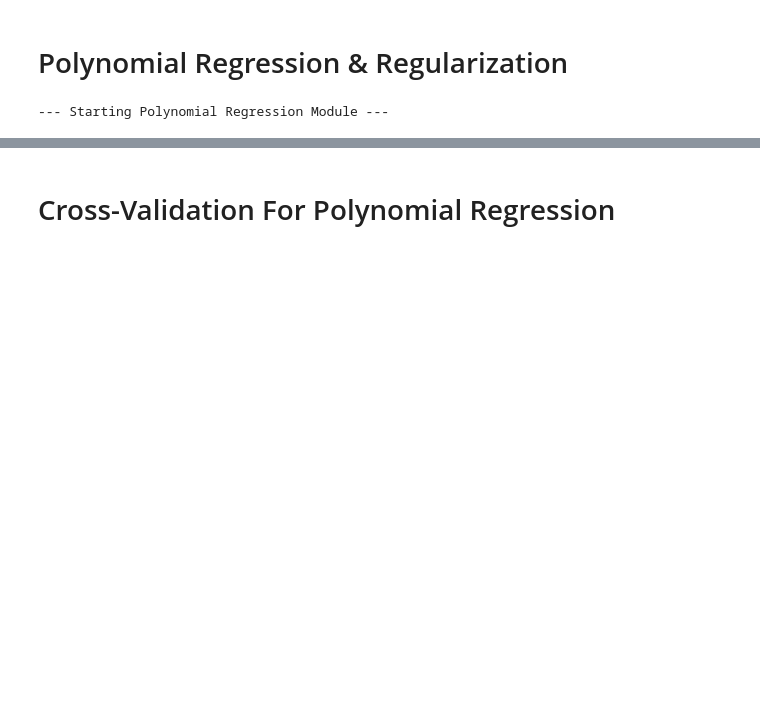
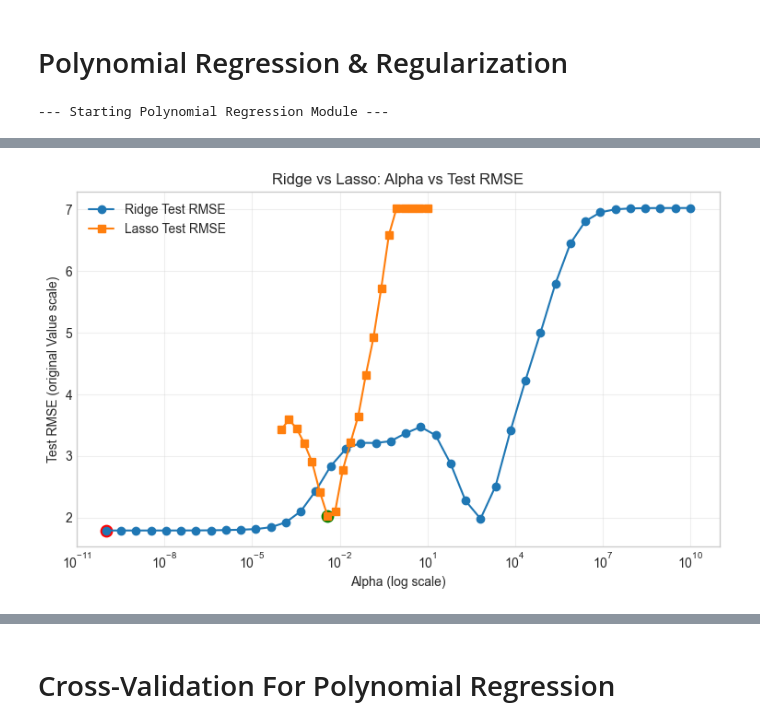
Before and after one commit to youssef28m/fifa-performance-analysis, a Jupyter notebook: main.ipynb, the cells around one changed output, grey strips where cells are left out. Drawn from its saved outputs; the diff is of its cells as text; code cells hidden in the pictures; blank space fills up the shorter version.

```diff
--- a/main.ipynb
+++ b/main.ipynb
@@ -598,0 +704,67 @@ Best Lasso Alpha: 0.0038, RMSE: 2.0314
+# %%
+# Task 4 regularization curves + Lasso zeroed features (explicit PDF requirement)
+X_train_t, X_test_t, y_train_t, y_test_t, feature_names_t = preprocess_for_regression(
+    X_train, X_test, y_reg_train, y_reg_test, best_degree
+)
+
+ridge_alphas_plot = np.logspace(-10, 10, 40)
+lasso_alphas_plot = np.logspace(-4, 1, 20)
+
+ridge_test_rmse = []
+lasso_test_rmse = []
+
+for a in ridge_alphas_plot:
+    model = Ridge(alpha=a, random_state=RANDOM_STATE)
+    m = fit_and_evaluate(model, X_train_t, y_train_t, X_test_t, y_test_t)
+    ridge_test_rmse.append(m['Test_RMSE'])
+
+for a in lasso_alphas_plot:
+    model = Lasso(alpha=a, random_state=RANDOM_STATE, max_iter=10000, tol=1e-3)
+    m = fit_and_evaluate(model, X_train_t, y_train_t, X_test_t, y_test_t)
+    lasso_test_rmse.append(m['Test_RMSE'])
+
+best_ridge_idx = int(np.argmin(ridge_test_rmse))
+best_lasso_idx = int(np.argmin(lasso_test_rmse))
+
+plt.figure(figsize=(9, 5))
+plt.semilogx(ridge_alphas_plot, ridge_test_rmse, marker='o', label='Ridge Test RMSE')
+plt.semilogx(lasso_alphas_plot, lasso_test_rmse, marker='s', label='Lasso Test RMSE')
+
+plt.scatter(ridge_alphas_plot[best_ridge_idx], ridge_test_rmse[best_ridge_idx], color='red', s=80)
+plt.scatter(lasso_alphas_plot[best_lasso_idx], lasso_test_rmse[best_lasso_idx], color='green', s=80)
+
+plt.title('Ridge vs Lasso: Alpha vs Test RMSE')
+plt.xlabel('Alpha (log scale)')
+plt.ylabel('Test RMSE (original Value scale)')
+plt.grid(True, alpha=0.3)
+plt.legend()
+plt.show()
+
+print("=== Best Alphas from Curves ===")
+print(f"Best Ridge alpha: {ridge_alphas_plot[best_ridge_idx]:.6f} | RMSE: {ridge_test_rmse[best_ridge_idx]:.4f}")
+print(f"Best Lasso alpha: {lasso_alphas_plot[best_lasso_idx]:.6f} | RMSE: {lasso_test_rmse[best_lasso_idx]:.4f}")
+
+# Lasso zeroed coefficients check
+lasso_best_model = Lasso(
+    alpha=lasso_alphas_plot[best_lasso_idx],
+    random_state=RANDOM_STATE,
+    max_iter=10000,
+    tol=1e-3
+)
+lasso_best_model.fit(X_train_t, y_train_t)
+
+coef = lasso_best_model.coef_
+zero_mask = np.isclose(coef, 0.0)
+zero_count = int(zero_mask.sum())
+
+print("\n=== Lasso Feature Sparsity ===")
+print(f"Zeroed coefficients: {zero_count} / {len(coef)}")
+
+if zero_count > 0:
+    zeroed_features = np.array(feature_names_t)[zero_mask]
+    print("Sample of zeroed feature names (first 20):")
+    print(zeroed_features[:20])
+else:
+    print("No coefficients were exactly zero at this alpha.")
+# %% [output]
+[figure, added]
```
Also changed, not shown: parts of 16 cells of this notebook.
